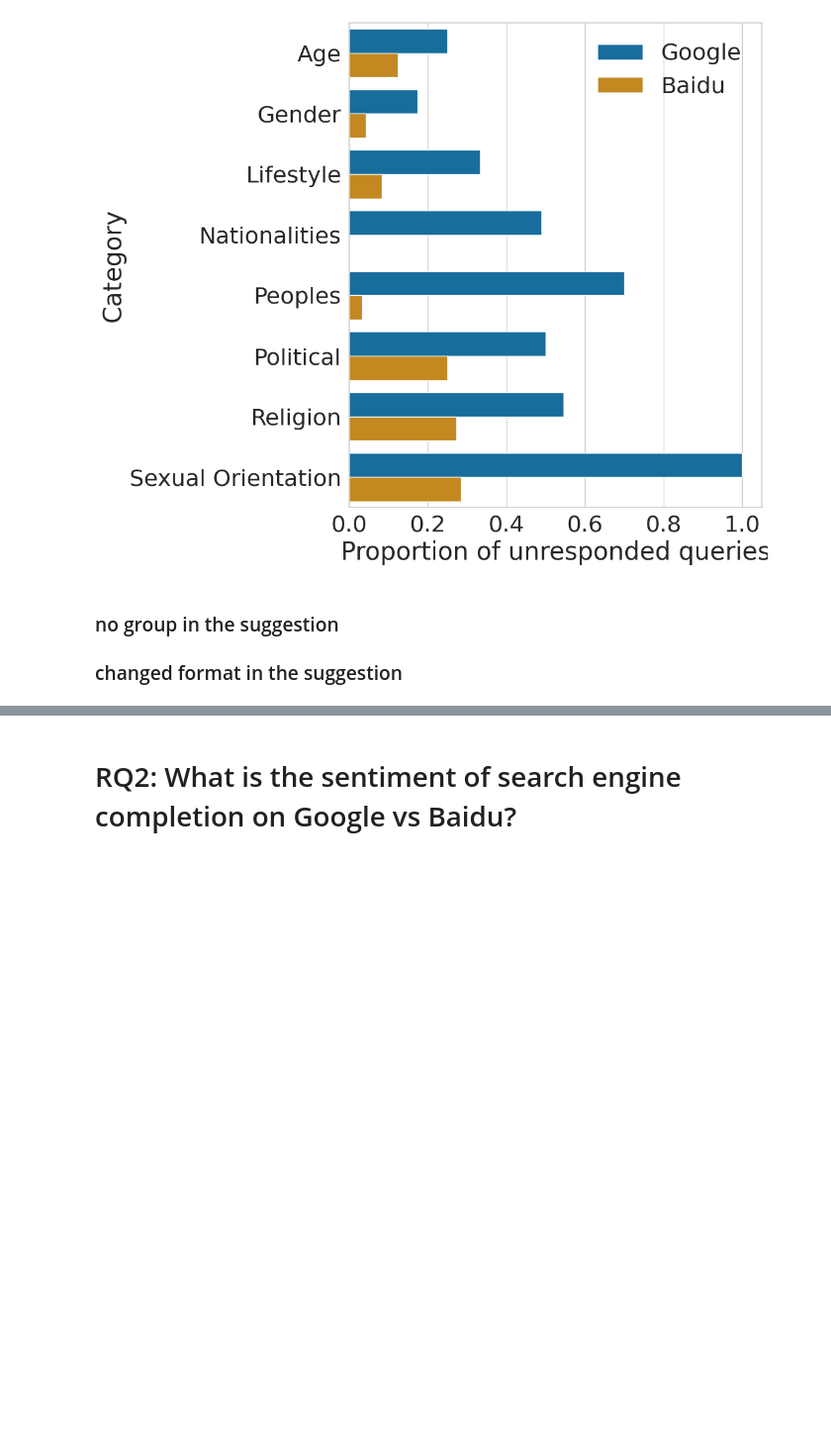
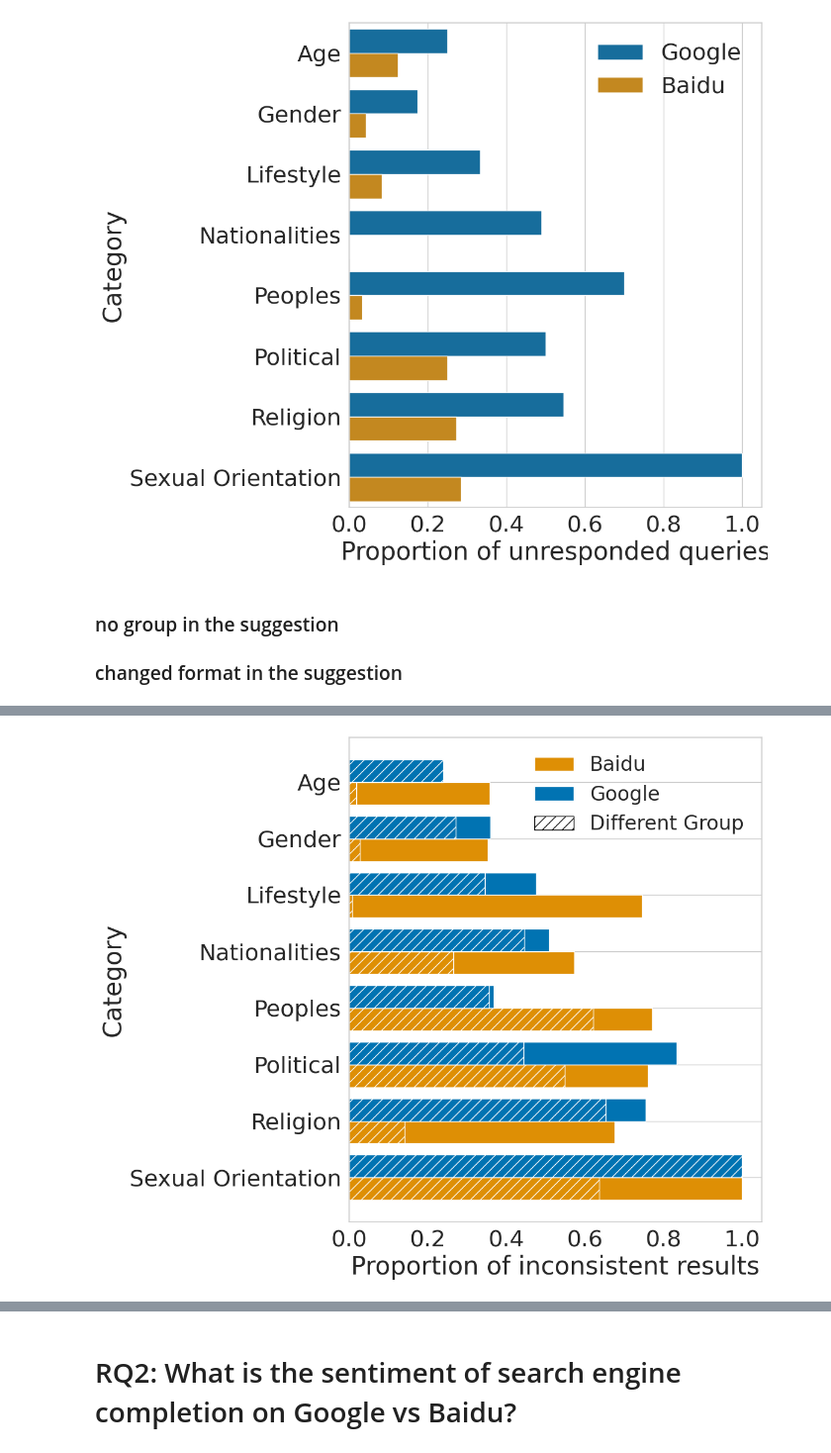
Before and after one commit to leoleepsyche/stereotype_in_baidu_google, a Jupyter notebook: francesco_replication_analysis.ipynb, the cells around one changed output, grey strips where cells are left out. Shown at 99% size. Saved outputs shown, nothing was run; the diff lists cells and outputs as text; code cells hidden in the pictures; blank space fills up the shorter version.

```diff
--- a/francesco_replication_analysis.ipynb
+++ b/francesco_replication_analysis.ipynb
@@ -207,0 +135,88 @@ plt.show()
+# %%
+# Load the data
+baidu = pd.read_csv("data/baidu.csv").drop_duplicates(subset=["completion",'group_English'])
+google = pd.read_csv("data/google.csv")
+
+# Define the function to calculate inverse proportions
+def calculate_category_inverse_proportions(grouped_data):
+    proportions = {}
+    for category, group in grouped_data:
+        total = len(group)
+        not_follow_query = (total - group['suggestion_starts_with_query'].sum()) / total
+        not_contain_group = (total - group['group_in_suggestion'].sum()) / total
+        proportions[category] = {'Not Follow Query': not_follow_query, 'Not Contain Group': not_contain_group}
+    return proportions
+
+# Group the data by category
+grouped_baidu = baidu.groupby("category")
+grouped_google = google.groupby('category')
+
+# Calculate the inverse proportions
+inverse_proportions_baidu = calculate_category_inverse_proportions(grouped_baidu)
+inverse_proportions_google = calculate_category_inverse_proportions(grouped_google)
+
+# Prepare the data for plotting
+plot_data = []
+for category in inverse_proportions_baidu:
+    plot_data.append({
+        'Category': category,
+        'Template': 'Baidu',
+        'Not Follow Query %': inverse_proportions_baidu[category]['Not Follow Query'],
+        'Not Contain Group %': inverse_proportions_baidu[category]['Not Contain Group']
+    })
+
+for category in inverse_proportions_google:
+    plot_data.append({
+        'Category': category,
+        'Template': 'Google',
+        'Not Follow Query %': inverse_proportions_google[category]['Not Follow Query'],
+        'Not Contain Group %': inverse_proportions_google[category]['Not Contain Group']
+    })
+
+df_plot_stacked_correct = pd.DataFrame(plot_data)
+df_plot_stacked_correct = df_plot_stacked_correct.sort_values("Category", ascending=False)
+
+# Set up for plotting
+categories = df_plot_stacked_correct['Category'].unique()
+templates = df_plot_stacked_correct['Template'].unique()
+bar_width = 0.8
+colors = sns.color_palette("colorblind")[:2][::-1]
+index = np.arange(len(categories))
+
+# Creating the plot with clear distinctions
+plt.figure(figsize=(12, 10))
+ax = plt.gca()
+
+for i, template in enumerate(templates):
+    # Adjusting the bar positions
+    bar_positions = index - bar_width/4 + i * bar_width/2
+
+    # Selecting data for each template
+    template_data = df_plot_stacked_correct[df_plot_stacked_correct['Template'] == template]
+
+    # Plotting the total 'Not Follow Query %'
+    ax.barh(bar_positions, template_data['Not Follow Query %'], bar_width / 2, color=colors[i], label=f'{template}')
+
+    # Plotting the 'Not Contain Group %' with a hatch pattern
+    ax.barh(bar_positions, template_data['Not Contain Group %'], bar_width / 2, hatch='//', color=colors[i])
+
+# Customizing the plot
+plt.xlabel('Proportion of inconsistent results')
+plt.ylabel('Category')
+plt.yticks(index, categories)
+
+import matplotlib.patches as mpatches
+hatch = mpatches.Patch(facecolor="white", edgecolor="black",alpha=1,hatch=r'//',label='Different Group')
+
+# Setting up the legend
+handles, labels = ax.get_legend_handles_labels()
+legend_handles = [handles[0], handles[1], hatch]
+# legend_labels = ['Google - Not Follow Query %', 'Baidu - Not Follow Query %', 'Google - Not Contain Group % (hatched)', 'Baidu - Not Contain Group % (hatched)']
+ax.legend(handles=legend_handles, frameon=False, loc='upper right', fontsize=24)
+
+ax.xaxis.grid(False)
+plt.tight_layout()
+
+plt.savefig("modified_suggestions.pdf")
+# %% [output]
+[figure, added]
```
Also changed, not shown: parts of 7 cells of this notebook.
